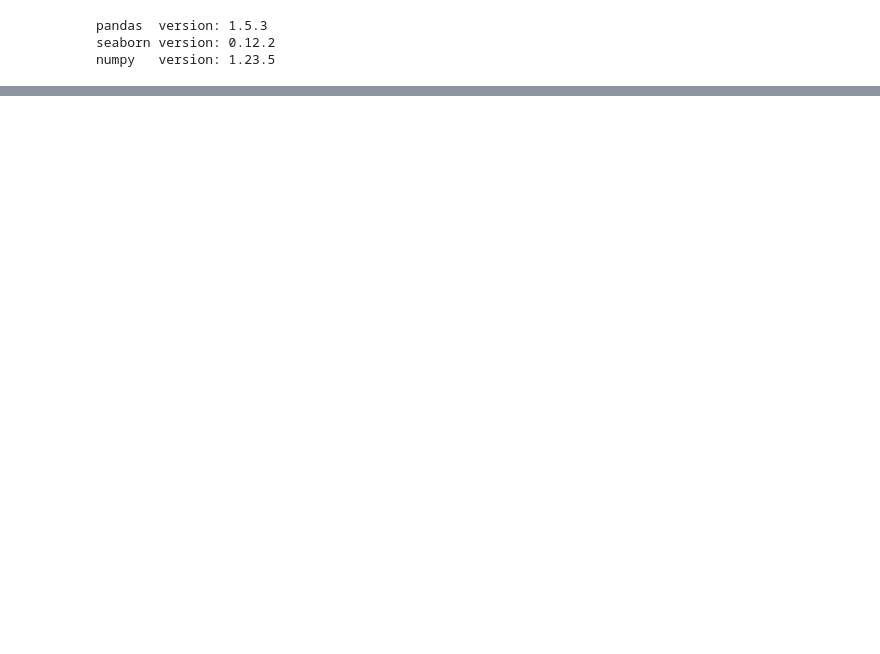
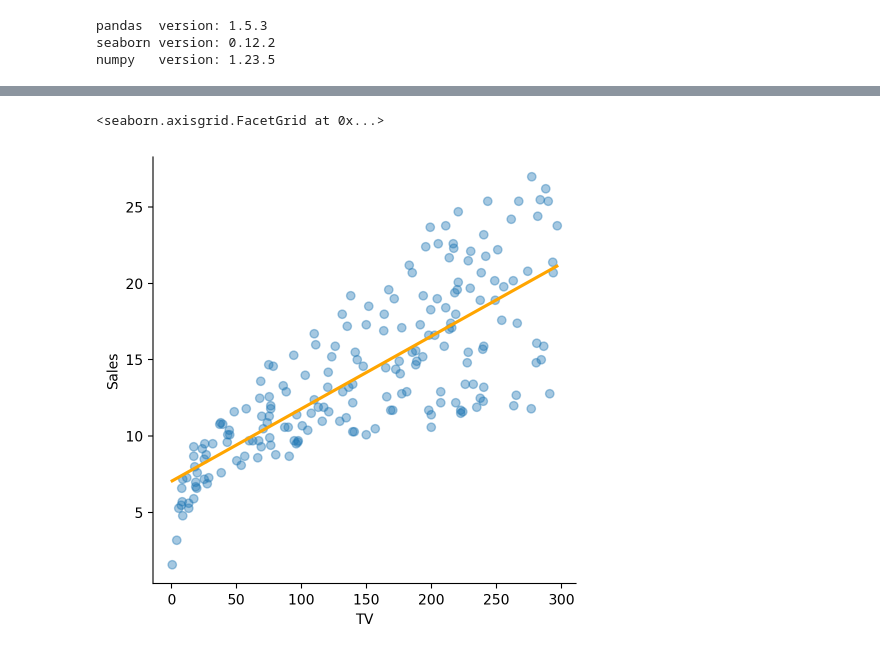
Before and after one commit to Saharuth/MachineLearning, a Jupyter notebook: multiple_linear_regression.ipynb, the cells around one changed output, grey strips where cells are left out. Saved outputs shown, nothing was run; the diff lists cells and outputs as text; code cells hidden in the pictures; blank space fills up the shorter version.

```diff
--- a/multiple_linear_regression.ipynb
+++ b/multiple_linear_regression.ipynb
@@ -16,5 +16,5 @@ pandas  version: 1.5.3
 seaborn version: 0.12.2
 numpy   version: 1.23.5
 # %%
-df = pd.read_csv('https://github.com/Saharuth/MachineLearning/raw/main/ISLR_Advertising.csv')
+df = pd.read_csv('https://github.com/Saharuth/MachineLearning/raw/main/ISLR_Advertising.csv', usecols=[1, 2, 3, 4])
 df.head()
@@ -20,0 +42,8 @@ df.head()
+# %%
+# linear model plot
+sns.lmplot(x='TV', y='Sales', data=df, ci=None, scatter_kws={'alpha': 0.4}, line_kws={'color': 'orange'})
+# scatter_kws => plot จุดแบบกระจายตัว
+# line_kws => กราฟที่ได้
+# %% [output]
+<seaborn.axisgrid.FacetGrid at 0x...>
+[figure, added]
```
Also changed, not shown: parts of 25 cells of this notebook.
